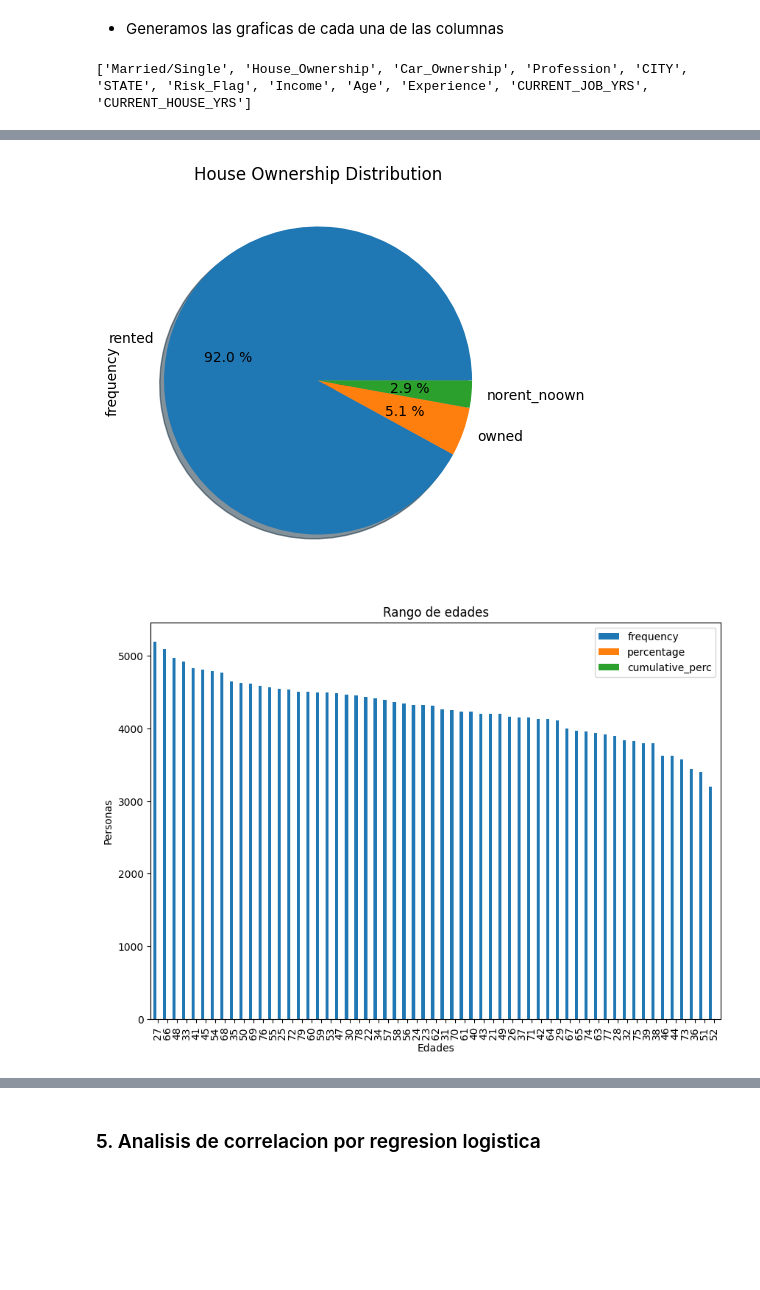
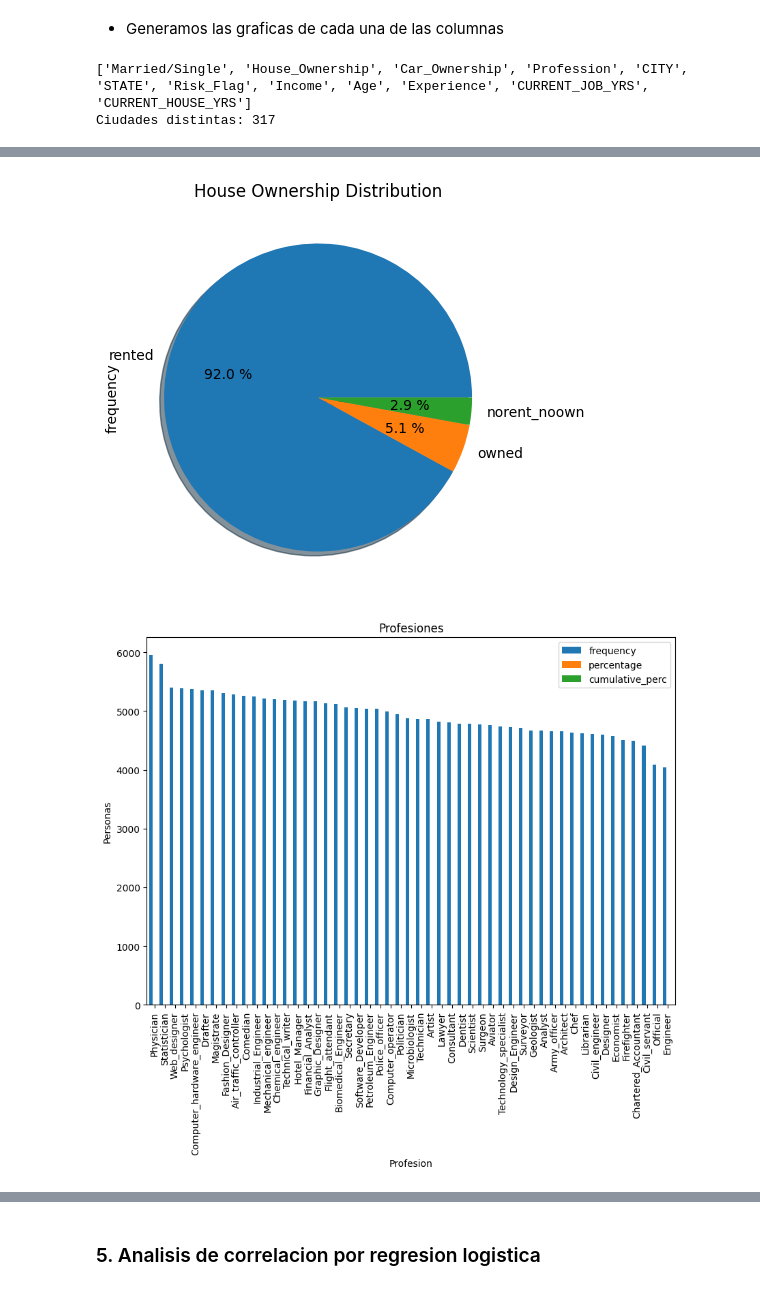
Before and after one commit to JIsraP/Actividad7_RegresionLogistica, a Jupyter notebook: Act7_RegresionLogistica.ipynb, the cells around one changed output, grey strips where cells are left out. Saved outputs shown, nothing was run; the diff lists cells and outputs as text; code cells hidden in the pictures; blank space fills up the shorter version.

```diff
--- a/Act7_RegresionLogistica.ipynb
+++ b/Act7_RegresionLogistica.ipynb
@@ -264,31 +264,80 @@ for name in columnNames:
         Filtro1 = table[table['frequency'] > 20]
         Filtro_setter = Filtro1.set_index("House_Ownership")
 
         fig2, axes = plt.subplots(1, 1, figsize=(10, 12))
         Filtro_setter["frequency"].plot(kind="pie", figsize=(10,5), shadow=True, autopct="%0.1f %%")
         axes.set_title('House Ownership Distribution')
 
     if name == "Age":
         table = freq_tbl(data['Age'].astype("string"))
         Filtro = table[table['frequency']>9]
         Filtro_setter = Filtro.set_index("Age")
         Filtro_setter
         Filtro_setter.plot(kind = "bar" , width=1, figsize=(10,7))
         plt.title('Rango de edades')
         plt.xlabel('Edades')
         plt.ylabel('Personas')
 
     if name == "Experience":
         table = freq_tbl(data['Experience'].astype("string"))
         Filtro = table[table['frequency']>9]
         Filtro_setter = Filtro.set_index("Experience")
         Filtro_setter
         Filtro_setter.plot(kind = "bar" , width=1, figsize=(10,7))
         plt.title('Años de experiencia')
         plt.xlabel('Años')
         plt.ylabel('Personas')
+
+    if name == "Profession":
+        table = freq_tbl(data['Profession'])
+        Filtro = table[table['frequency']>9]
+        Filtro_setter = Filtro.set_index("Profession")
+        Filtro_setter
+        Filtro_setter.plot(kind = "bar" , width=1, figsize=(10,7))
+        plt.title('Profesiones')
+        plt.xlabel('Profesion')
+        plt.ylabel('Personas')
+
+    if name == "CITY":
+        table = freq_tbl(data['CITY'])
+        Filtro = table.sort_values(by='frequency', ascending=False).head(20)
+
+        Filtro.plot(kind="bar", x="CITY", y="frequency", width=0.8, figsize=(10, 7))
+        plt.title('Ciudades más importantes')
+        plt.xlabel('Ciudad')
+        plt.ylabel('Personas')
+
+        print(f'Ciudades distintas: {table["CITY"].shape[0]}')
+
+    if name == "CURRENT_JOB_YRS":
+        table = freq_tbl(data['CURRENT_JOB_YRS'].astype("string"))
+        Filtro = table[table['frequency']>9]
+        Filtro_setter = Filtro.set_index("CURRENT_JOB_YRS")
+        Filtro_setter.plot(kind = "bar" , width=1, figsize=(7,7))
+        plt.title('Años trabajados en el trabajo actual')
+        plt.xlabel('Años')
+        plt.ylabel('Personas')
+
+    if name == "CURRENT_HOUSE_YRS":
+        table = freq_tbl(data['CURRENT_HOUSE_YRS'].astype("string"))
+        Filtro = table[table['frequency'] > 20]
+        Filtro_setter = Filtro.set_index("CURRENT_HOUSE_YRS")
+
+        fig2, axes = plt.subplots(1, 1, figsize=(10, 12))
+        Filtro_setter["frequency"].plot(kind="pie", figsize=(10,5), shadow=True, autopct="%0.1f %%")
+        axes.set_title('CURRENT_HOUSE_YRS Distribution')
+
+    if name == "Risk_Flag":
+        table = freq_tbl(data['Risk_Flag'].astype("string"))
+        Filtro = table[table['frequency'] > 2]
+        Filtro_setter = Filtro.set_index("Risk_Flag")
+
+        fig2, axes = plt.subplots(1, 1, figsize=(10, 12))
+        Filtro_setter["frequency"].plot(kind="pie", figsize=(10,5), shadow=True, autopct="%0.1f %%")
+        axes.set_title('Risk_Flag Distribution')
 # %% [output]
 ['Married/Single', 'House_Ownership', 'Car_Ownership', 'Profession', 'CITY', 'STATE', 'Risk_Flag', 'Income', 'Age', 'Experience', 'CURRENT_JOB_YRS', 'CURRENT_HOUSE_YRS']
+Ciudades distintas: 317
 [figure]
 [figure]
-[figure, old version]
+[figure, new version]
```
Also changed, not shown: parts of 1 cell of this notebook.
